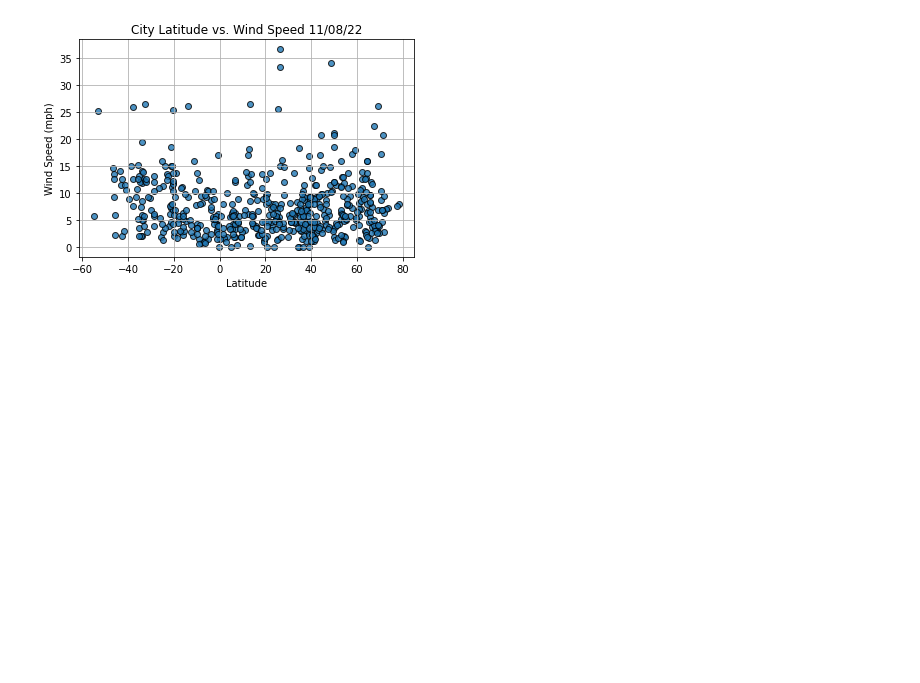
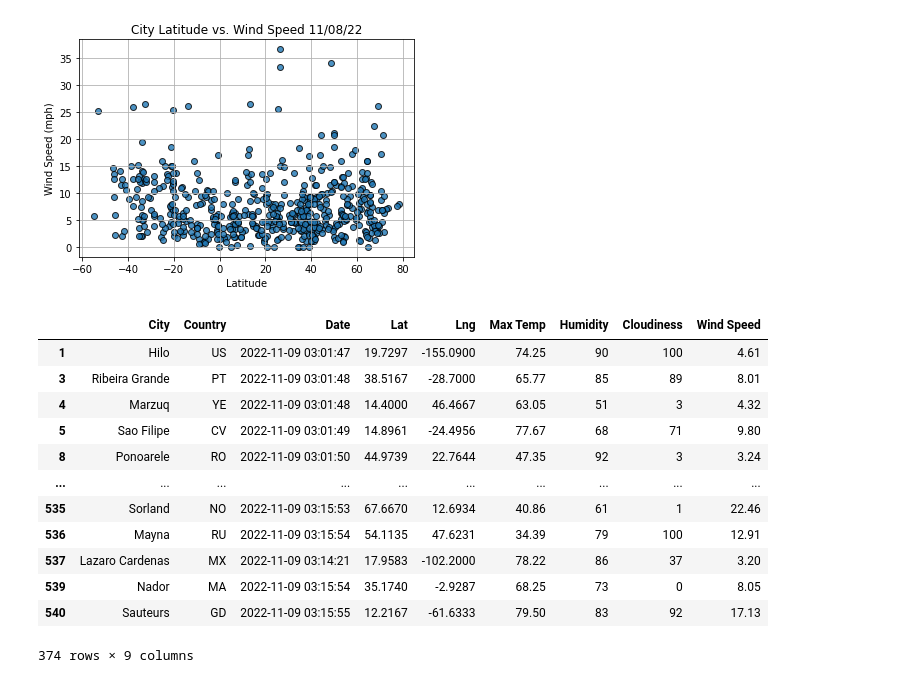
Before and after one commit to plymburner/World_Weather_Analysis, a Jupyter notebook: WeatherPy.ipynb, the cells around one changed output. Cells and saved outputs as stored; diff of their text form; code cells hidden in the pictures; blank space fills up the shorter version.

```diff
--- a/WeatherPy.ipynb
+++ b/WeatherPy.ipynb
@@ -313,0 +343,16 @@ plt.show()
+# %%
+city_data_df.loc[(city_data_df["Lat"] >= 0)]
+# %% [output]
+|  | City | Country | Date | Lat | Lng | Max Temp | Humidity | Cloudiness | Wind Speed |
+| 1 | Hilo | US | 2022-11-09 03:01:47 | 19.7297 | -155.0900 | 74.25 | 90 | 100 | 4.61 |
+| 3 | Ribeira Grande | PT | 2022-11-09 03:01:48 | 38.5167 | -28.7000 | 65.77 | 85 | 89 | 8.01 |
+| 4 | Marzuq | YE | 2022-11-09 03:01:48 | 14.4000 | 46.4667 | 63.05 | 51 | 3 | 4.32 |
+| 5 | Sao Filipe | CV | 2022-11-09 03:01:49 | 14.8961 | -24.4956 | 77.67 | 68 | 71 | 9.80 |
+| 8 | Ponoarele | RO | 2022-11-09 03:01:50 | 44.9739 | 22.7644 | 47.35 | 92 | 3 | 3.24 |
+| ... | ... | ... | ... | ... | ... | ... | ... | ... | ... |
+| 535 | Sorland | NO | 2022-11-09 03:15:53 | 67.6670 | 12.6934 | 40.86 | 61 | 1 | 22.46 |
+| 536 | Mayna | RU | 2022-11-09 03:15:54 | 54.1135 | 47.6231 | 34.39 | 79 | 100 | 12.91 |
+| 537 | Lazaro Cardenas | MX | 2022-11-09 03:14:21 | 17.9583 | -102.2000 | 78.22 | 86 | 37 | 3.20 |
+| 539 | Nador | MA | 2022-11-09 03:15:54 | 35.1740 | -2.9287 | 68.25 | 73 | 0 | 8.05 |
+| 540 | Sauteurs | GD | 2022-11-09 03:15:55 | 12.2167 | -61.6333 | 79.50 | 83 | 92 | 17.13 |
+374 rows × 9 columns
```
Also changed, not shown: parts of 4 cells of this notebook, 1 other file.
